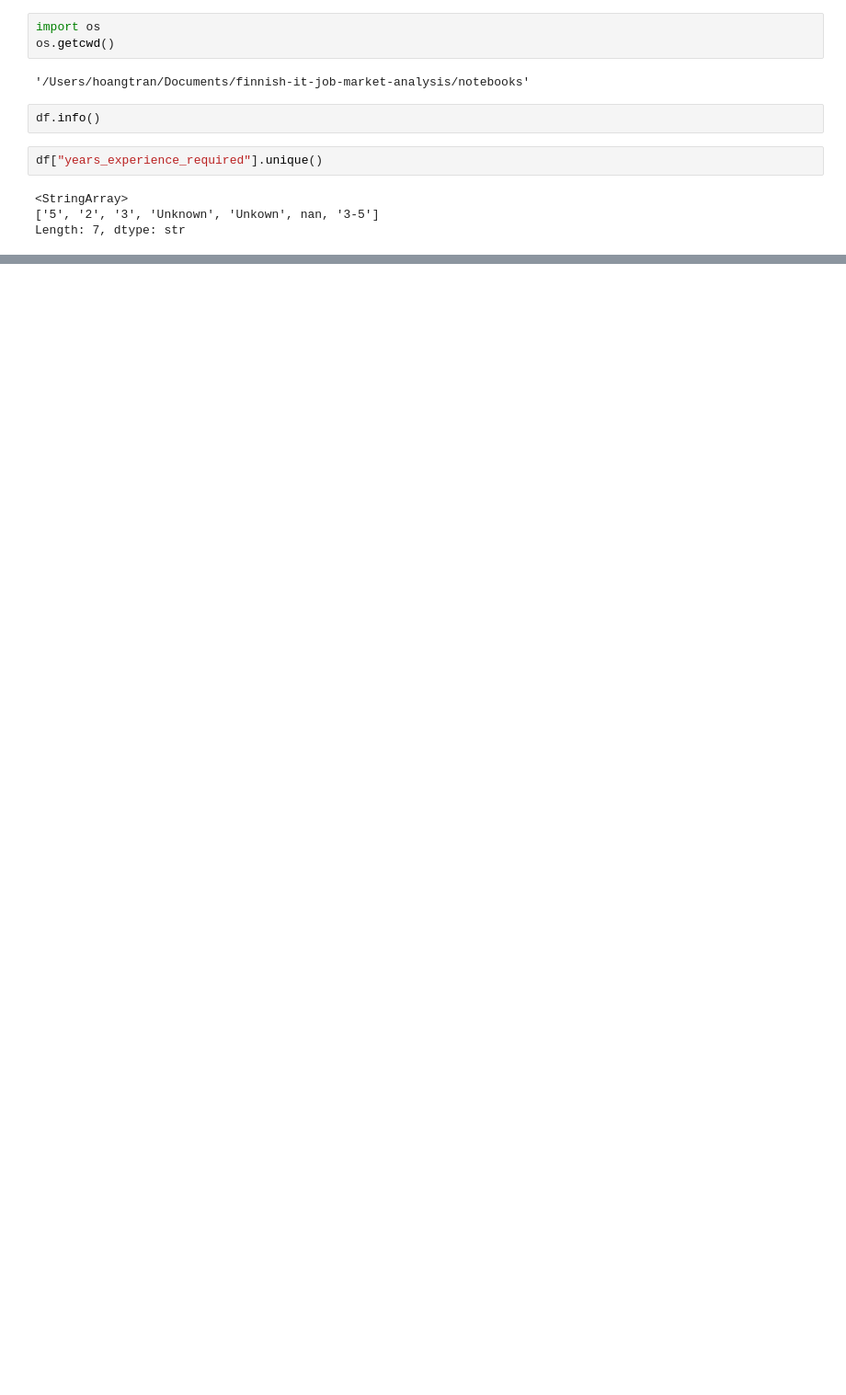
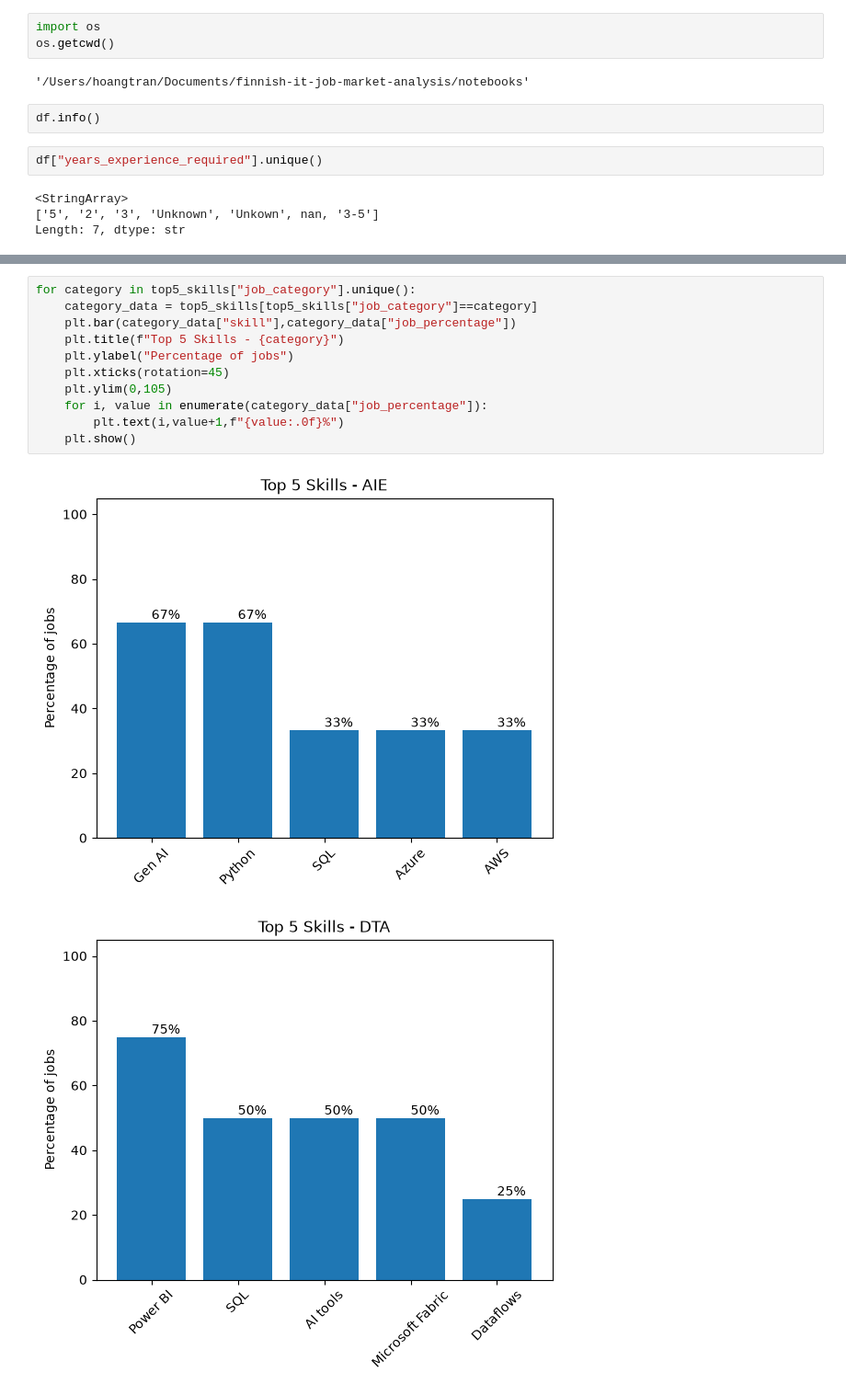
Before and after one commit to Hoangtrana/finnish-it-job-market-analysis, a Jupyter notebook: notebooks/01_data_exploration.ipynb, the cells around one changed output, grey strips where cells are left out. Shown at 92% size. Saved outputs shown, nothing was run; the diff lists cells and outputs as text; blank space fills up the shorter version.

```diff
--- a/notebooks/01_data_exploration.ipynb
+++ b/notebooks/01_data_exploration.ipynb
@@ -41,0 +1132,14 @@ df[df["years_experiences_required"].isna()]
+# %%
+for category in top5_skills["job_category"].unique():
+    category_data = top5_skills[top5_skills["job_category"]==category]
+    plt.bar(category_data["skill"],category_data["job_percentage"])
+    plt.title(f"Top 5 Skills - {category}")
+    plt.ylabel("Percentage of jobs")
+    plt.xticks(rotation=45)
+    plt.ylim(0,105)
+    for i, value in enumerate(category_data["job_percentage"]):
+        plt.text(i,value+1,f"{value:.0f}%")
+    plt.show()
+# %% [output]
+[figure, added]
+[figure, added]
```
Also changed, not shown: parts of 151 cells of this notebook, 1 other file.
